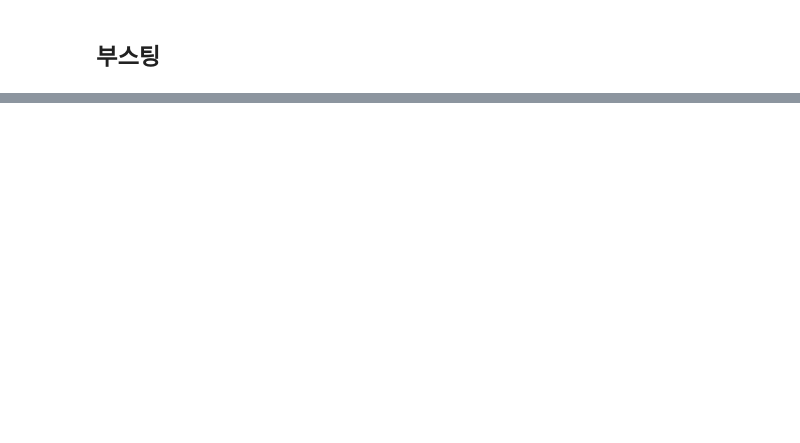
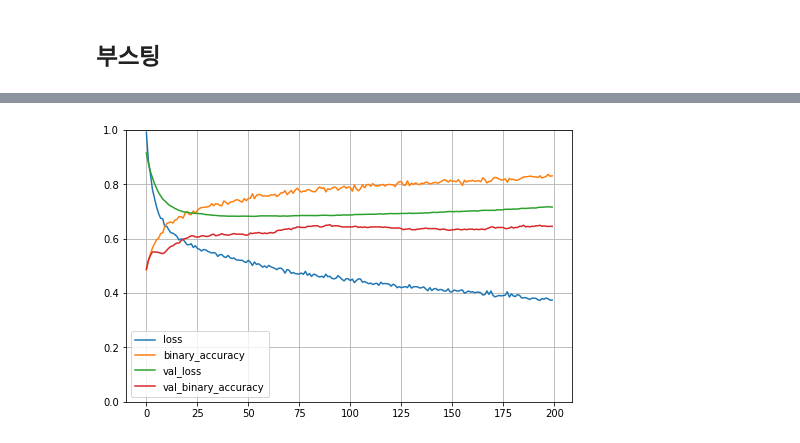
Before and after one commit to geunsu-jo/KCYPS_project, a Jupyter notebook: 201611533_project.ipynb, the cells around one changed output, grey strips where cells are left out. Cells and saved outputs as stored; diff of their text form; code cells hidden in the pictures; blank space fills up the shorter version.

```diff
--- a/201611533_project.ipynb
+++ b/201611533_project.ipynb
@@ -205,0 +166,16 @@ recall_score(y_test, y_pred_gb)
+# %%
+model = keras.models.Sequential([
+                                 keras.layers.Dense(30, activation="relu", input_shape=X_train_scaled.shape[1:]),
+                                 keras.layers.BatchNormalization(),
+                                 keras.layers.Dense(30, activation="selu", kernel_initializer="lecun_normal"),
+                                 keras.layers.BatchNormalization(),
+                                 keras.layers.Dense(40, activation="selu", kernel_initializer="lecun_normal"),
+                                 keras.layers.BatchNormalization(),
+                                 keras.layers.Dense(1, activation="sigmoid")
+])
+model.compile(loss=keras.losses.binary_crossentropy,
+              optimizer=keras.optimizers.SGD(lr=0.001),
+              metrics=[keras.metrics.binary_accuracy])
+# %%
+history = model.fit(X_train_scaled, y_train_over, epochs=200,
+          validation_data=(X_valid_scaled, y_valid))
@@ -205,0 +200,10 @@ recall_score(y_test, y_pred_gb)
+# %%
+import pandas as pd
+import matplotlib.pyplot as plt
+
+pd.DataFrame(history.history).plot(figsize=(8,5))
+plt.grid(True)
+plt.gca().set_ylim(0,1)
+plt.show()
+# %% [output]
+[figure, added]
```
Also changed, not shown: parts of 23 cells of this notebook.
